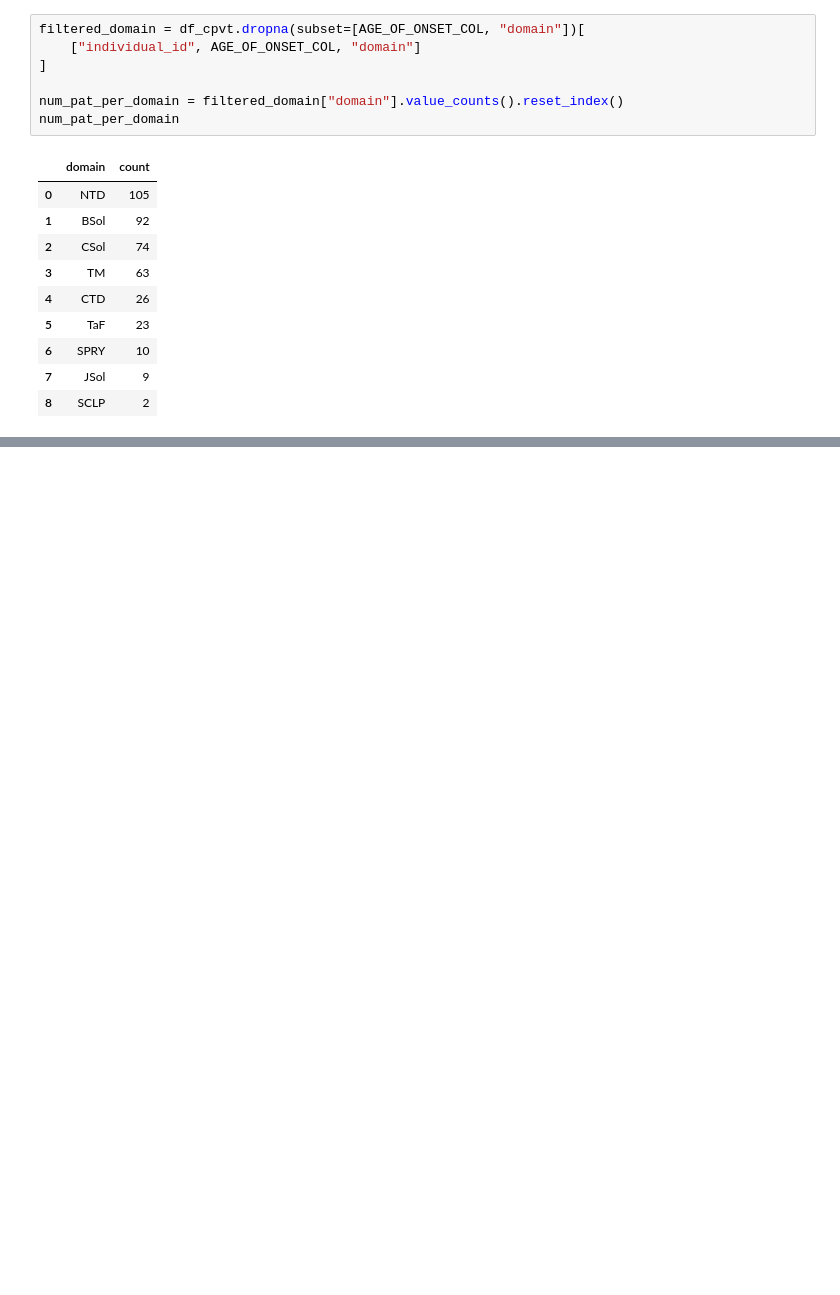
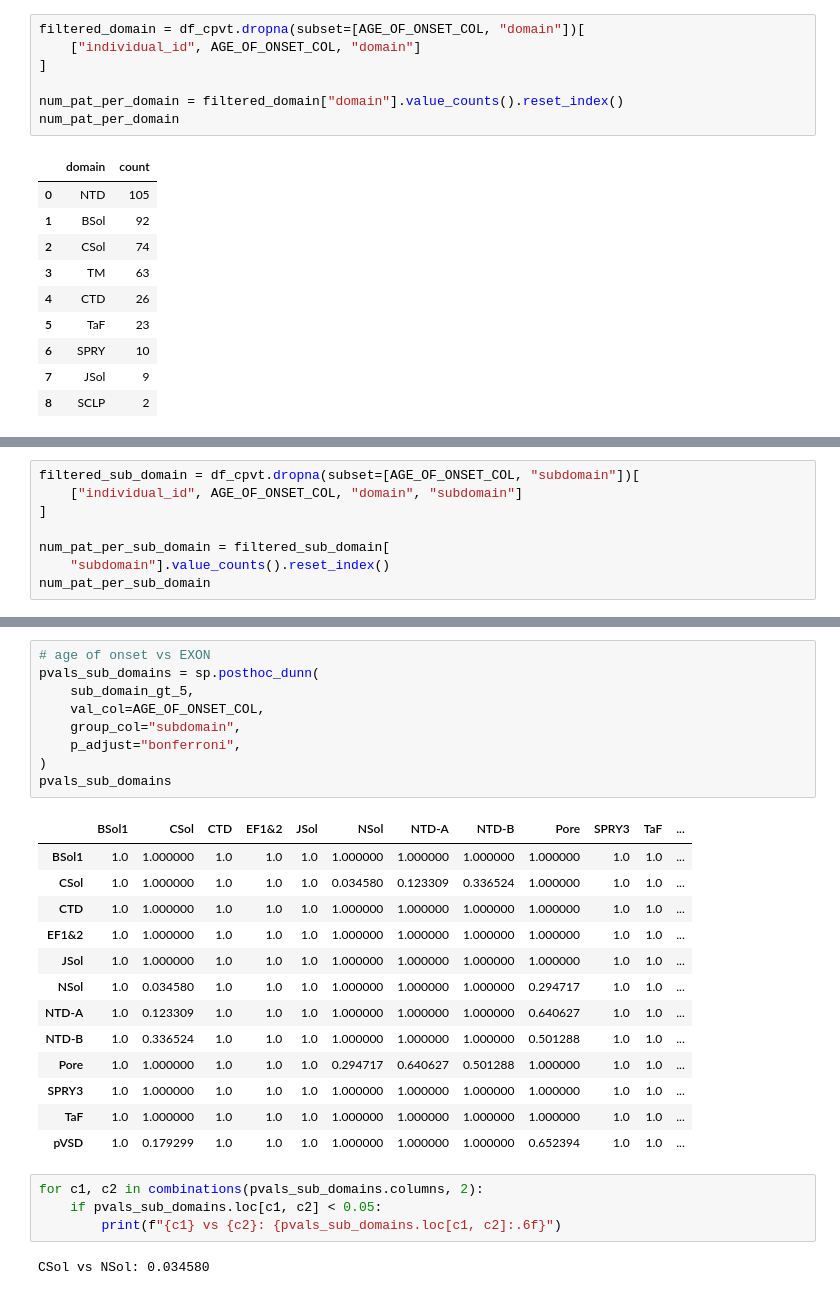
Before and after one commit to alexdaiii/cpvt_database_analysis, a Jupyter notebook: analysis/06_age_of_onsets.ipynb, the cells around one changed output, grey strips where cells are left out. Drawn from its saved outputs; the diff is of its cells as text; blank space fills up the shorter version.

```diff
--- a/analysis/06_age_of_onsets.ipynb
+++ b/analysis/06_age_of_onsets.ipynb
@@ -327,0 +450,8 @@ plt.show()
+# %%
+filtered_sub_domain = df_cpvt.dropna(subset=[AGE_OF_ONSET_COL, "subdomain"])[
+    ["individual_id", AGE_OF_ONSET_COL, "domain", "subdomain"]
+]
+
+num_pat_per_sub_domain = filtered_sub_domain[
+    "subdomain"].value_counts().reset_index()
+num_pat_per_sub_domain
@@ -327,0 +617,29 @@ plt.show()
+# %%
+# age of onset vs EXON
+pvals_sub_domains = sp.posthoc_dunn(
+    sub_domain_gt_5,
+    val_col=AGE_OF_ONSET_COL,
+    group_col="subdomain",
+    p_adjust="bonferroni",
+)
+pvals_sub_domains
+# %% [output]
+|  | BSol1 | CSol | CTD | EF1&2 | JSol | NSol | NTD-A | NTD-B | Pore | SPRY3 | TaF | ... |
+| BSol1 | 1.0 | 1.000000 | 1.0 | 1.0 | 1.0 | 1.000000 | 1.000000 | 1.000000 | 1.000000 | 1.0 | 1.0 | ... |
+| CSol | 1.0 | 1.000000 | 1.0 | 1.0 | 1.0 | 0.034580 | 0.123309 | 0.336524 | 1.000000 | 1.0 | 1.0 | ... |
+| CTD | 1.0 | 1.000000 | 1.0 | 1.0 | 1.0 | 1.000000 | 1.000000 | 1.000000 | 1.000000 | 1.0 | 1.0 | ... |
+| EF1&2 | 1.0 | 1.000000 | 1.0 | 1.0 | 1.0 | 1.000000 | 1.000000 | 1.000000 | 1.000000 | 1.0 | 1.0 | ... |
+| JSol | 1.0 | 1.000000 | 1.0 | 1.0 | 1.0 | 1.000000 | 1.000000 | 1.000000 | 1.000000 | 1.0 | 1.0 | ... |
+| NSol | 1.0 | 0.034580 | 1.0 | 1.0 | 1.0 | 1.000000 | 1.000000 | 1.000000 | 0.294717 | 1.0 | 1.0 | ... |
+| NTD-A | 1.0 | 0.123309 | 1.0 | 1.0 | 1.0 | 1.000000 | 1.000000 | 1.000000 | 0.640627 | 1.0 | 1.0 | ... |
+| NTD-B | 1.0 | 0.336524 | 1.0 | 1.0 | 1.0 | 1.000000 | 1.000000 | 1.000000 | 0.501288 | 1.0 | 1.0 | ... |
+| Pore | 1.0 | 1.000000 | 1.0 | 1.0 | 1.0 | 0.294717 | 0.640627 | 0.501288 | 1.000000 | 1.0 | 1.0 | ... |
+| SPRY3 | 1.0 | 1.000000 | 1.0 | 1.0 | 1.0 | 1.000000 | 1.000000 | 1.000000 | 1.000000 | 1.0 | 1.0 | ... |
+| TaF | 1.0 | 1.000000 | 1.0 | 1.0 | 1.0 | 1.000000 | 1.000000 | 1.000000 | 1.000000 | 1.0 | 1.0 | ... |
+| pVSD | 1.0 | 0.179299 | 1.0 | 1.0 | 1.0 | 1.000000 | 1.000000 | 1.000000 | 0.652394 | 1.0 | 1.0 | ... |
+# %%
+for c1, c2 in combinations(pvals_sub_domains.columns, 2):
+    if pvals_sub_domains.loc[c1, c2] < 0.05:
+        print(f"{c1} vs {c2}: {pvals_sub_domains.loc[c1, c2]:.6f}")
+# %% [output]
+CSol vs NSol: 0.034580
```
Also changed, not shown: parts of 21 cells of this notebook, 5 other files.
